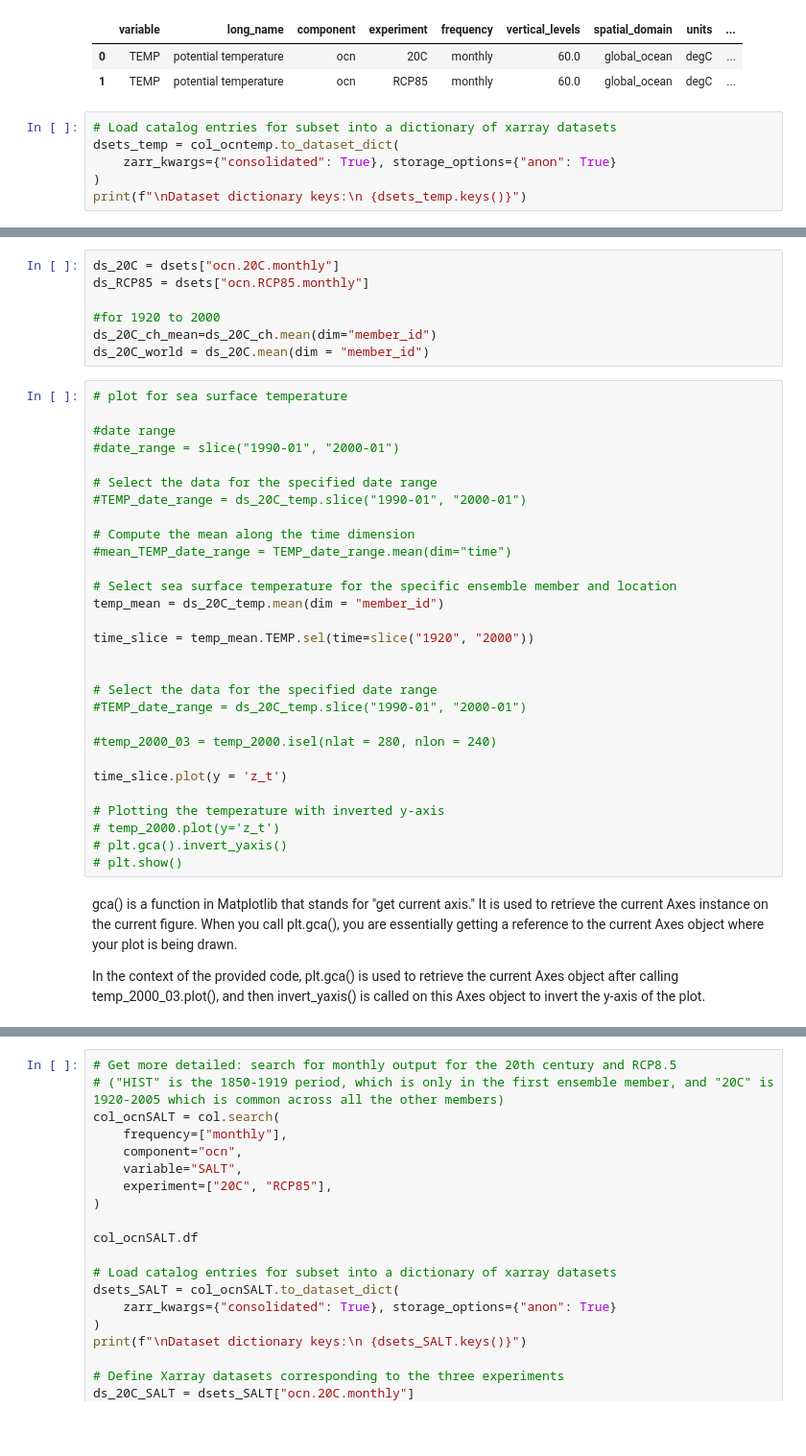
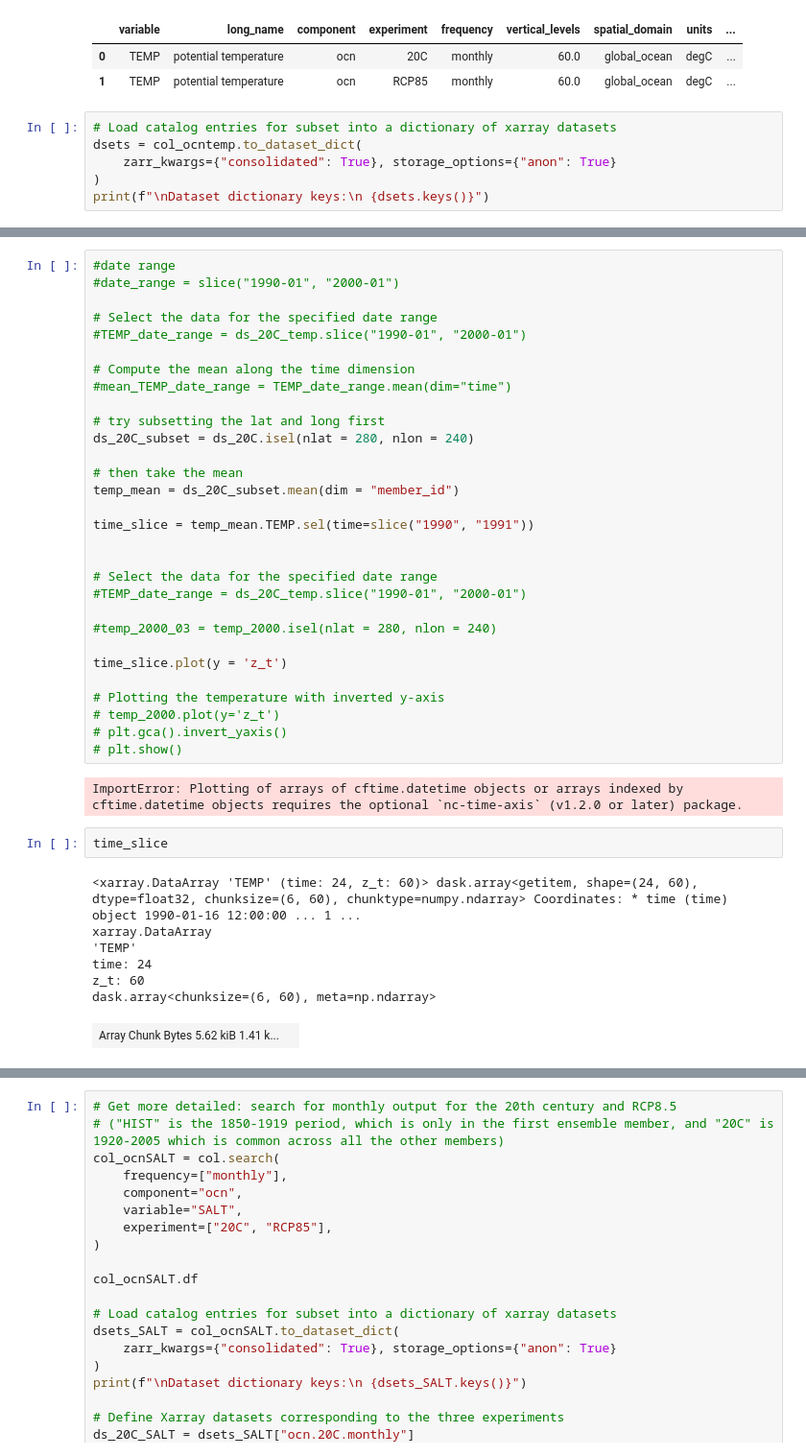
Before and after one commit to olleholt/toolkit, a Jupyter notebook: Vertical_profile.ipynb, the cells around one changed output, grey strips where cells are left out. Shown: that part at 96% size. Saved outputs shown, nothing was run; the diff lists cells and outputs as text; blank space fills up the shorter version.

```diff
--- a/Vertical_profile.ipynb
+++ b/Vertical_profile.ipynb
@@ -96,10 +96,10 @@ col_ocntemp.df
 | 1 | TEMP | potential temperature | ocn | RCP85 | monthly | 60.0 | global_ocean | degC | ... |
 # %%
 # Load catalog entries for subset into a dictionary of xarray datasets
-dsets_temp = col_ocntemp.to_dataset_dict(
+dsets = col_ocntemp.to_dataset_dict(
     zarr_kwargs={"consolidated": True}, storage_options={"anon": True}
 )
-print(f"\nDataset dictionary keys:\n {dsets_temp.keys()}")
+print(f"\nDataset dictionary keys:\n {dsets.keys()}")
 # %% [output]
 --> The keys in the returned dictionary of datasets are constructed as follows:
         'component.experiment.frequency'
@@ -174,13 +120,4 @@ ocn.20C.monthly
-# %%
-ds_20C = dsets["ocn.20C.monthly"]
-ds_RCP85 = dsets["ocn.RCP85.monthly"]
-
-#for 1920 to 2000
-ds_20C_ch_mean=ds_20C_ch.mean(dim="member_id")
-ds_20C_world = ds_20C.mean(dim = "member_id")
 # %%
-# plot for sea surface temperature
-
 #date range
 #date_range = slice("1990-01", "2000-01")
 
@@ -190,10 +127,13 @@ ds_20C_world = ds_20C.mean(dim = "member_id")
 # Compute the mean along the time dimension
 #mean_TEMP_date_range = TEMP_date_range.mean(dim="time")
 
-# Select sea surface temperature for the specific ensemble member and location
-temp_mean = ds_20C_temp.mean(dim = "member_id")
+# try subsetting the lat and long first
+ds_20C_subset = ds_20C.isel(nlat = 280, nlon = 240)
 
-time_slice = temp_mean.TEMP.sel(time=slice("1920", "2000"))
+# then take the mean
+temp_mean = ds_20C_subset.mean(dim = "member_id")
+
+time_slice = temp_mean.TEMP.sel(time=slice("1990", "1991"))
 
 
 # Select the data for the specified date range
@@ -207,7 +147,15 @@ time_slice.plot(y = 'z_t')
 # temp_2000.plot(y='z_t')
 # plt.gca().invert_yaxis()
 # plt.show()
+# %% [output]
+ImportError: Plotting of arrays of cftime.datetime objects or arrays indexed by cftime.datetime objects requires the optional `nc-time-axis` (v1.2.0 or later) package.
-# %% [markdown]
-gca() is a function in Matplotlib that stands for "get current axis." It is used to retrieve the current Axes instance on the current figure. When you call plt.gca(), you are essentially getting a reference to the current Axes object where your plot is being drawn.
-
-In the context of the provided code, plt.gca() is used to retrieve the current Axes object after calling temp_2000_03.plot(), and then invert_yaxis() is called on this Axes object to invert the y-axis of the plot.
+# %%
+time_slice
+# %% [output]
+<xarray.DataArray 'TEMP' (time: 24, z_t: 60)> dask.array<getitem, shape=(24, 60), dtype=float32, chunksize=(6, 60), chunktype=numpy.ndarray> Coordinates: * time (time) object 1990-01-16 12:00:00 ... 1 ...
+xarray.DataArray
+'TEMP'
+time: 24
+z_t: 60
+dask.array<chunksize=(6, 60), meta=np.ndarray>
+| Array Chunk Bytes 5.62 kiB 1.41 k... |  |
```
Also changed, not shown: parts of 6 cells of this notebook.
